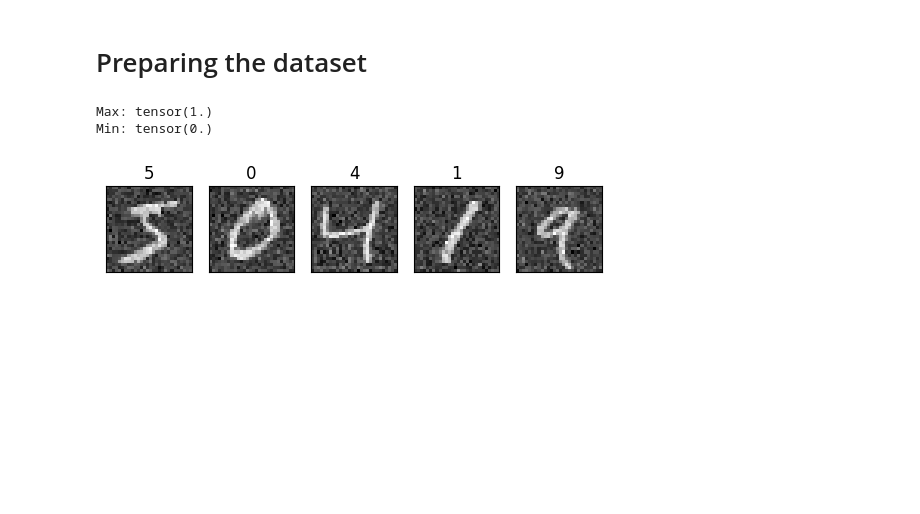
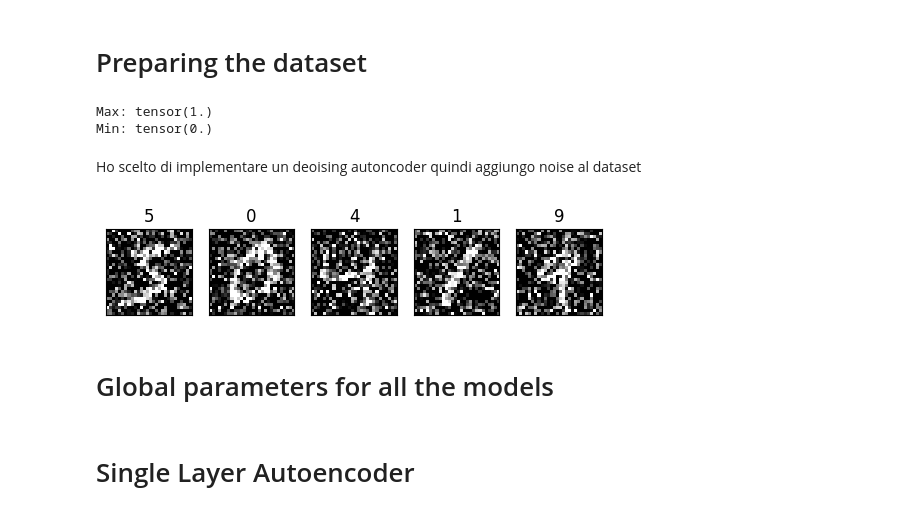
Before and after one commit to Sopralapanca/Pattern-Recognition, a Jupyter notebook: ASSIGNMENT_1_GIACOMO_CARFI_AUTOENCODER.ipynb, the cells around one changed output. Drawn from its saved outputs; the diff is of its cells as text; code cells hidden in the pictures; blank space fills up the shorter version.

```diff
--- a/ASSIGNMENT_1_GIACOMO_CARFI_AUTOENCODER.ipynb
+++ b/ASSIGNMENT_1_GIACOMO_CARFI_AUTOENCODER.ipynb
@@ -62,32 +62,40 @@ print(f"The device available: {device}")
 The device available: cpu
 # %% [markdown]
 # Preparing the dataset
+# %%
+from sklearn.preprocessing import MinMaxScaler
+minmaxscaler = MinMaxScaler()
+
+# resize the dataset - flatten
+X_train = X_train.view(-1, 784)
+X_test = X_test.view(-1, 784)
+
+# scaling the dataset
+X_train = torch.Tensor(minmaxscaler.fit_transform(X_train))
+X_test = torch.Tensor(minmaxscaler.transform(X_test))
+print("Max:", torch.max(X_train))
+print("Min:", torch.min(X_train))
+# %% [output]
+Max: tensor(1.)
+Min: tensor(0.)
+# %% [markdown]
+Ho scelto di implementare un deoising autoncoder quindi aggiungo noise al dataset
 # %%
 # add noise to the images
 def add_noise(X, mean=0, std=1):
-  return X + torch.randn(X.shape)*std + mean
+  noisy_imgs = X + torch.randn(X.shape)*std + mean
+  # Clip the images to be between 0 and 1
+  noisy_imgs = np.clip(noisy_imgs, 0., 1.)
+  return noisy_imgs
-# %%
-from sklearn.preprocessing import MinMaxScaler
-minmaxscaler = MinMaxScaler()
-
-# resize the dataset
-X_train = X_train.view(-1, 784)
-X_test = X_test.view(-1, 784)
-
-# scaling the dataset
-X_train = torch.Tensor(minmaxscaler.fit_transform(X_train))
-X_test = torch.Tensor(minmaxscaler.transform(X_test))
-print("Max:", torch.max(X_train))
-print("Min:", torch.min(X_train))
-# %% [output]
-Max: tensor(1.)
-Min: tensor(0.)
 # %%
-X_train_noisy = add_noise(X_train, 0, 0.15)
+noise_std = 0.5
+X_train_noisy = add_noise(X_train, 0, noise_std)
 plot_example(X_train_noisy, y_train)
 # %% [output]
-[figure, old version]
+[figure, new version]
 # %%
 # prepare data loaders
 train_loader = torch.utils.data.DataLoader(X_train, batch_size=20, shuffle=True)
 test_loader = torch.utils.data.DataLoader(X_test, batch_size=20)
+# %% [markdown]
+# Global parameters for all the models
@@ -93,0 +173,2 @@ test_loader = torch.utils.data.DataLoader(X_test, batch_size=20)
+# %% [markdown]
+# Single Layer Autoencoder
```
Also changed, not shown: parts of 8 cells of this notebook.
